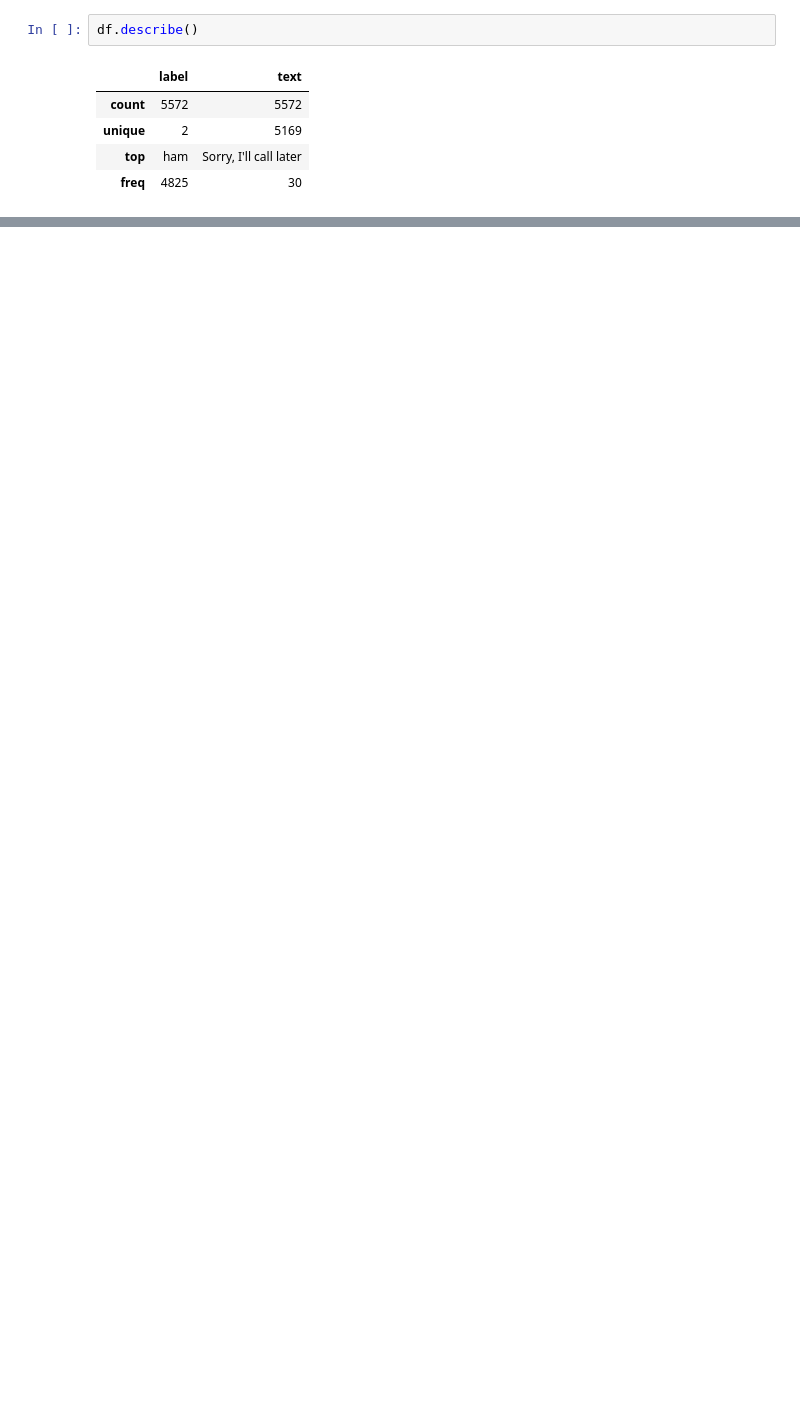
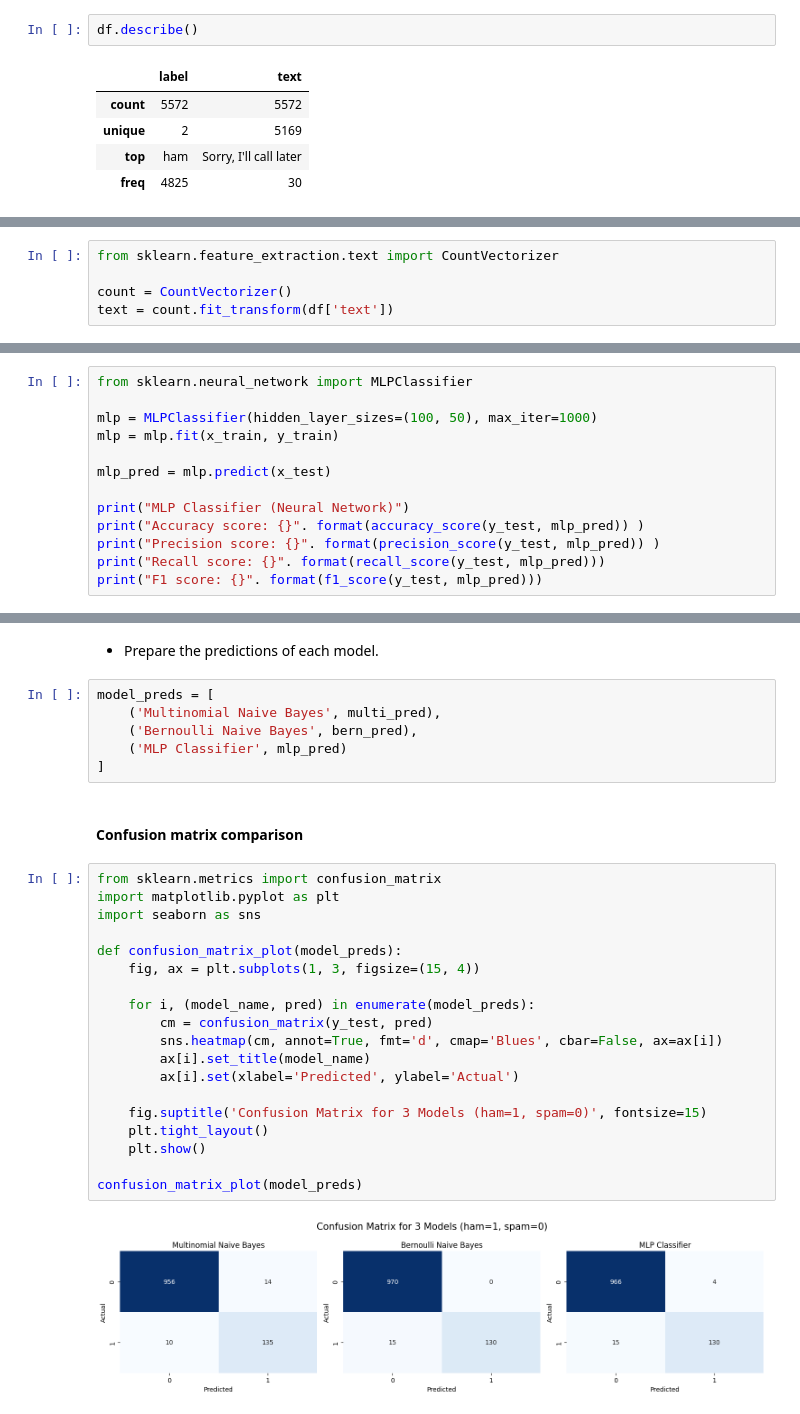
Before and after one commit to julsCadenas/DS-ML-Projects, a Jupyter notebook: SpamEmailClassifier/notebooks/spam_classifier.ipynb, the cells around one changed output, grey strips where cells are left out. Saved outputs shown, nothing was run; the diff lists cells and outputs as text; blank space fills up the shorter version.

```diff
--- a/SpamEmailClassifier/notebooks/spam_classifier.ipynb
+++ b/SpamEmailClassifier/notebooks/spam_classifier.ipynb
@@ -85,0 +179,5 @@ dtype: int64
+# %%
+from sklearn.feature_extraction.text import CountVectorizer
+
+count = CountVectorizer()
+text = count.fit_transform(df['text'])
@@ -85,0 +246,13 @@ dtype: int64
+# %%
+from sklearn.neural_network import MLPClassifier
+
+mlp = MLPClassifier(hidden_layer_sizes=(100, 50), max_iter=1000)
+mlp = mlp.fit(x_train, y_train)
+
+mlp_pred = mlp.predict(x_test)
+
+print("MLP Classifier (Neural Network)")
+print("Accuracy score: {}". format(accuracy_score(y_test, mlp_pred)) )
+print("Precision score: {}". format(precision_score(y_test, mlp_pred)) )
+print("Recall score: {}". format(recall_score(y_test, mlp_pred)))
+print("F1 score: {}". format(f1_score(y_test, mlp_pred)))
@@ -85,0 +267,31 @@ dtype: int64
+# %% [markdown]
+- Prepare the predictions of each model.
+# %%
+model_preds = [
+    ('Multinomial Naive Bayes', multi_pred),
+    ('Bernoulli Naive Bayes', bern_pred),
+    ('MLP Classifier', mlp_pred)
+]
+# %% [markdown]
+#### **Confusion matrix comparison**
+# %%
+from sklearn.metrics import confusion_matrix
+import matplotlib.pyplot as plt
+import seaborn as sns
+
+def confusion_matrix_plot(model_preds):
+    fig, ax = plt.subplots(1, 3, figsize=(15, 4))
+
+    for i, (model_name, pred) in enumerate(model_preds):
+        cm = confusion_matrix(y_test, pred)
+        sns.heatmap(cm, annot=True, fmt='d', cmap='Blues', cbar=False, ax=ax[i])
+        ax[i].set_title(model_name)
+        ax[i].set(xlabel='Predicted', ylabel='Actual')
+
+    fig.suptitle('Confusion Matrix for 3 Models (ham=1, spam=0)', fontsize=15)
+    plt.tight_layout()
+    plt.show()
+
+confusion_matrix_plot(model_preds)
+# %% [output]
+[figure, added]
```
Also changed, not shown: parts of 32 cells of this notebook.
